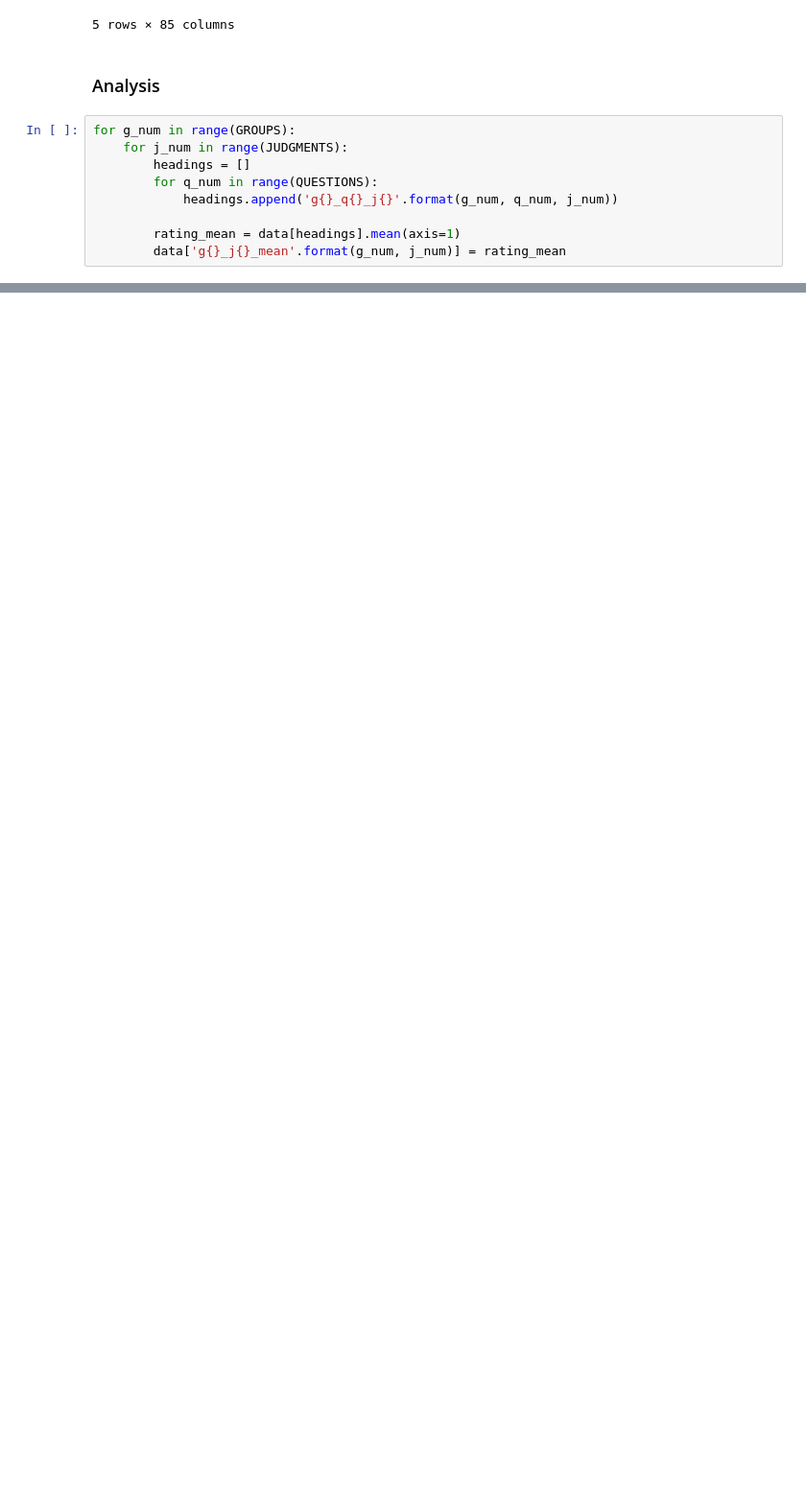
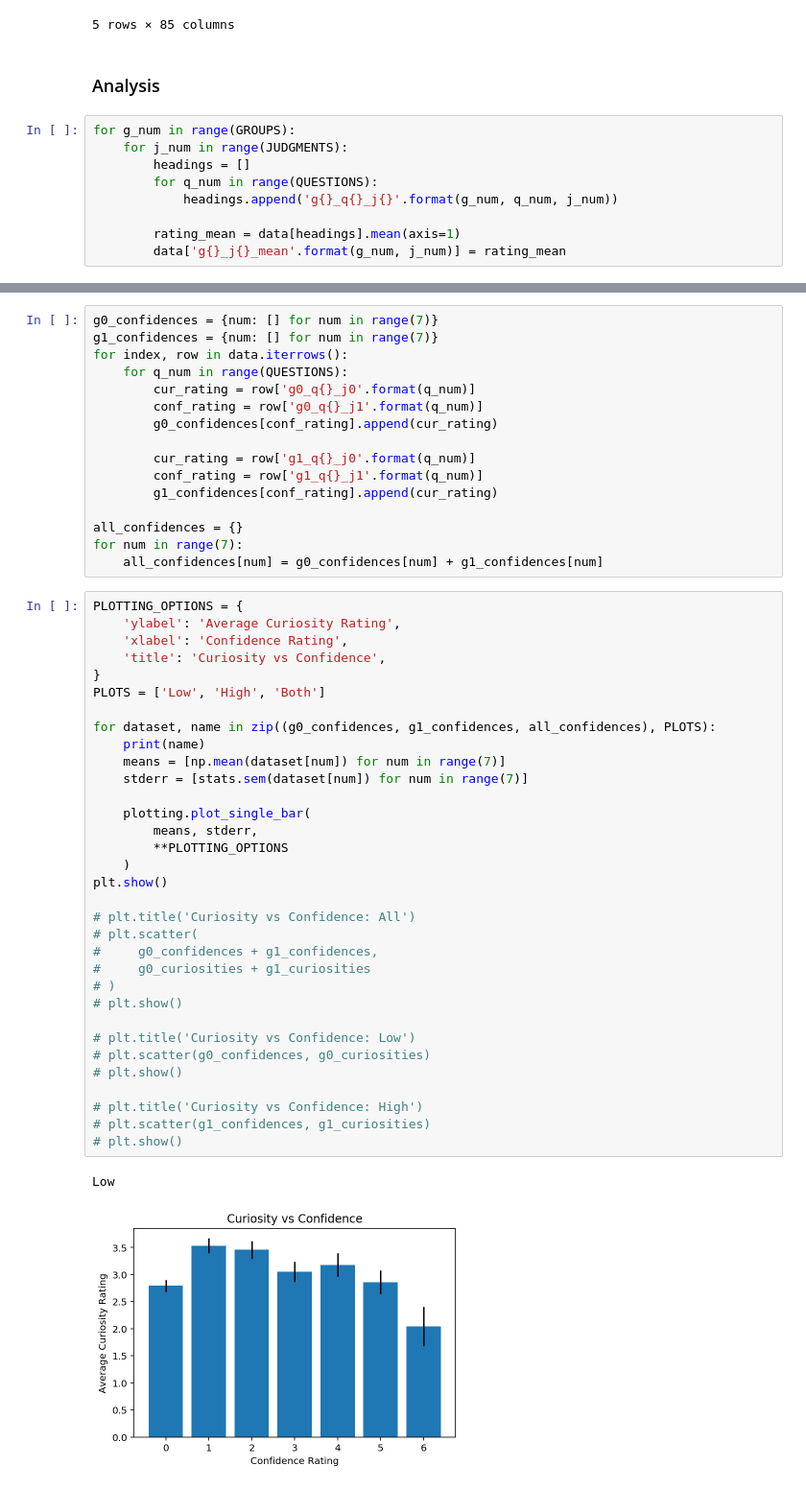
Before and after one commit to hermish/concepts-research, a Jupyter notebook: analysis/12-cogsci-upvote-scale/2-analysis.ipynb, the cells around one changed output, grey strips where cells are left out. Shown at 96% size. Saved outputs shown, nothing was run; the diff lists cells and outputs as text; blank space fills up the shorter version.

Commit message:
Finish analysis based on individual ratings

```diff
--- a/analysis/12-cogsci-upvote-scale/2-analysis.ipynb
+++ b/analysis/12-cogsci-upvote-scale/2-analysis.ipynb
@@ -107,0 +108,52 @@ Social Utility: t = -2.69, p = 0.00862, Δ = 0.256 (1 greater)
+# %%
+g0_confidences = {num: [] for num in range(7)}
+g1_confidences = {num: [] for num in range(7)}
+for index, row in data.iterrows():
+    for q_num in range(QUESTIONS):
+        cur_rating = row['g0_q{}_j0'.format(q_num)]
+        conf_rating = row['g0_q{}_j1'.format(q_num)]
+        g0_confidences[conf_rating].append(cur_rating)
+
+        cur_rating = row['g1_q{}_j0'.format(q_num)]
+        conf_rating = row['g1_q{}_j1'.format(q_num)]
+        g1_confidences[conf_rating].append(cur_rating)
+
+all_confidences = {}
+for num in range(7):
+    all_confidences[num] = g0_confidences[num] + g1_confidences[num]
+# %%
+PLOTTING_OPTIONS = {
+    'ylabel': 'Average Curiosity Rating',
+    'xlabel': 'Confidence Rating',
+    'title': 'Curiosity vs Confidence',
+}
+PLOTS = ['Low', 'High', 'Both']
+
+for dataset, name in zip((g0_confidences, g1_confidences, all_confidences), PLOTS):
+    print(name)
+    means = [np.mean(dataset[num]) for num in range(7)]
+    stderr = [stats.sem(dataset[num]) for num in range(7)]
+
+    plotting.plot_single_bar(
+        means, stderr,
+        **PLOTTING_OPTIONS
+    )
+plt.show()
+
+# plt.title('Curiosity vs Confidence: All')
+# plt.scatter(
+#     g0_confidences + g1_confidences,
+#     g0_curiosities + g1_curiosities
+# )
+# plt.show()
+
+# plt.title('Curiosity vs Confidence: Low')
+# plt.scatter(g0_confidences, g0_curiosities)
+# plt.show()
+
+# plt.title('Curiosity vs Confidence: High')
+# plt.scatter(g1_confidences, g1_curiosities)
+# plt.show()
+# %% [output]
+Low
+[figure, added]
```
Also changed, not shown: parts of 3 cells of this notebook, 4 other files.
